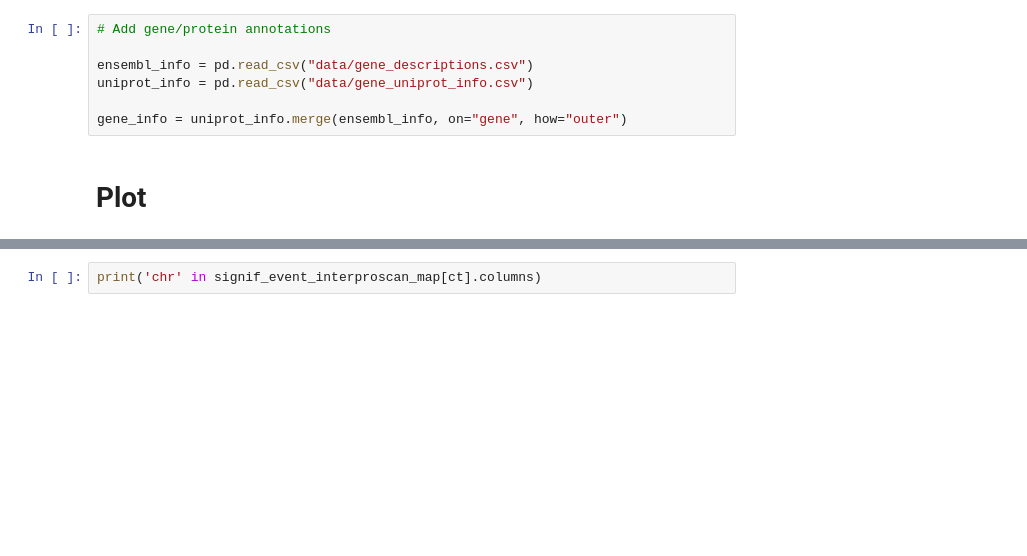
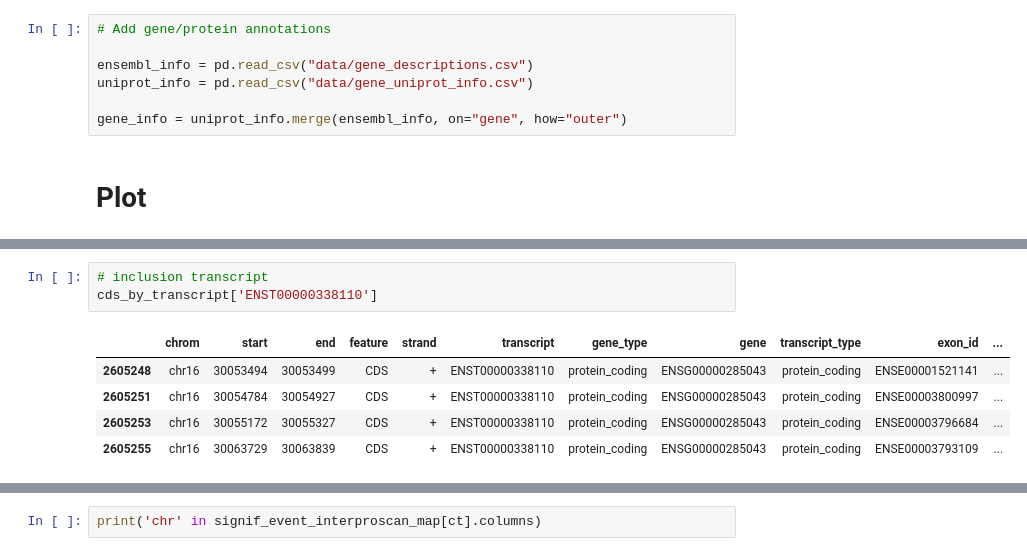
Before and after one commit to reliscu/bulk_splicing_GTEx_cortex, a Jupyter notebook: 31_visualize_interproscan_results.ipynb, the cells around one changed output, grey strips where cells are left out. Drawn from its saved outputs; the diff is of its cells as text; blank space fills up the shorter version.

```diff
--- a/31_visualize_interproscan_results.ipynb
+++ b/31_visualize_interproscan_results.ipynb
@@ -1031,0 +1121,9 @@ event_interproscan_map['ENSG00000285043_ProteinCoding_1']
+# %%
+# inclusion transcript
+cds_by_transcript['ENST00000338110']
+# %% [output]
+|  | chrom | start | end | feature | strand | transcript | gene_type | gene | transcript_type | exon_id | ... |
+| 2605248 | chr16 | 30053494 | 30053499 | CDS | + | ENST00000338110 | protein_coding | ENSG00000285043 | protein_coding | ENSE00001521141 | ... |
+| 2605251 | chr16 | 30054784 | 30054927 | CDS | + | ENST00000338110 | protein_coding | ENSG00000285043 | protein_coding | ENSE00003800997 | ... |
+| 2605253 | chr16 | 30055172 | 30055327 | CDS | + | ENST00000338110 | protein_coding | ENSG00000285043 | protein_coding | ENSE00003796684 | ... |
+| 2605255 | chr16 | 30063729 | 30063839 | CDS | + | ENST00000338110 | protein_coding | ENSG00000285043 | protein_coding | ENSE00003793109 | ... |
```
Also changed, not shown: parts of 13 cells of this notebook, 2 other files.
